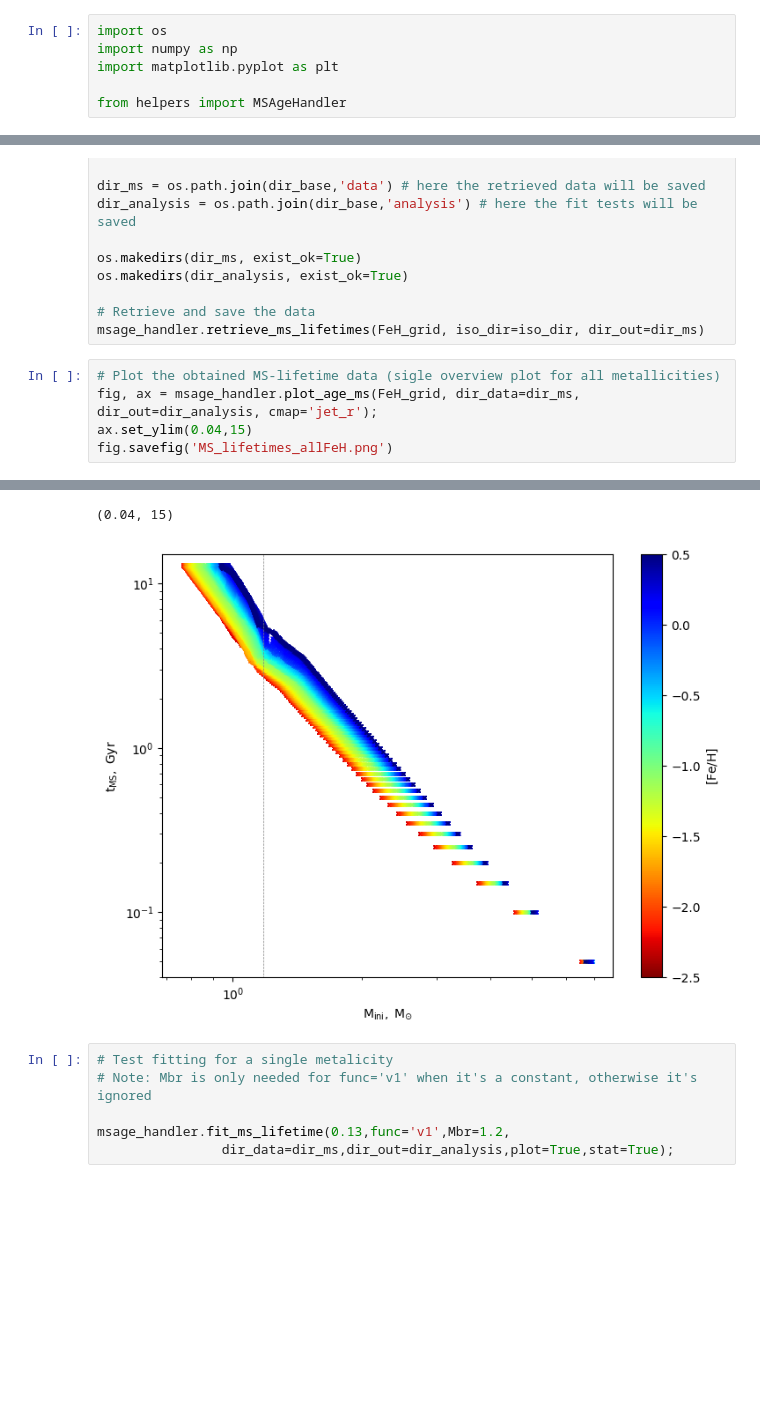
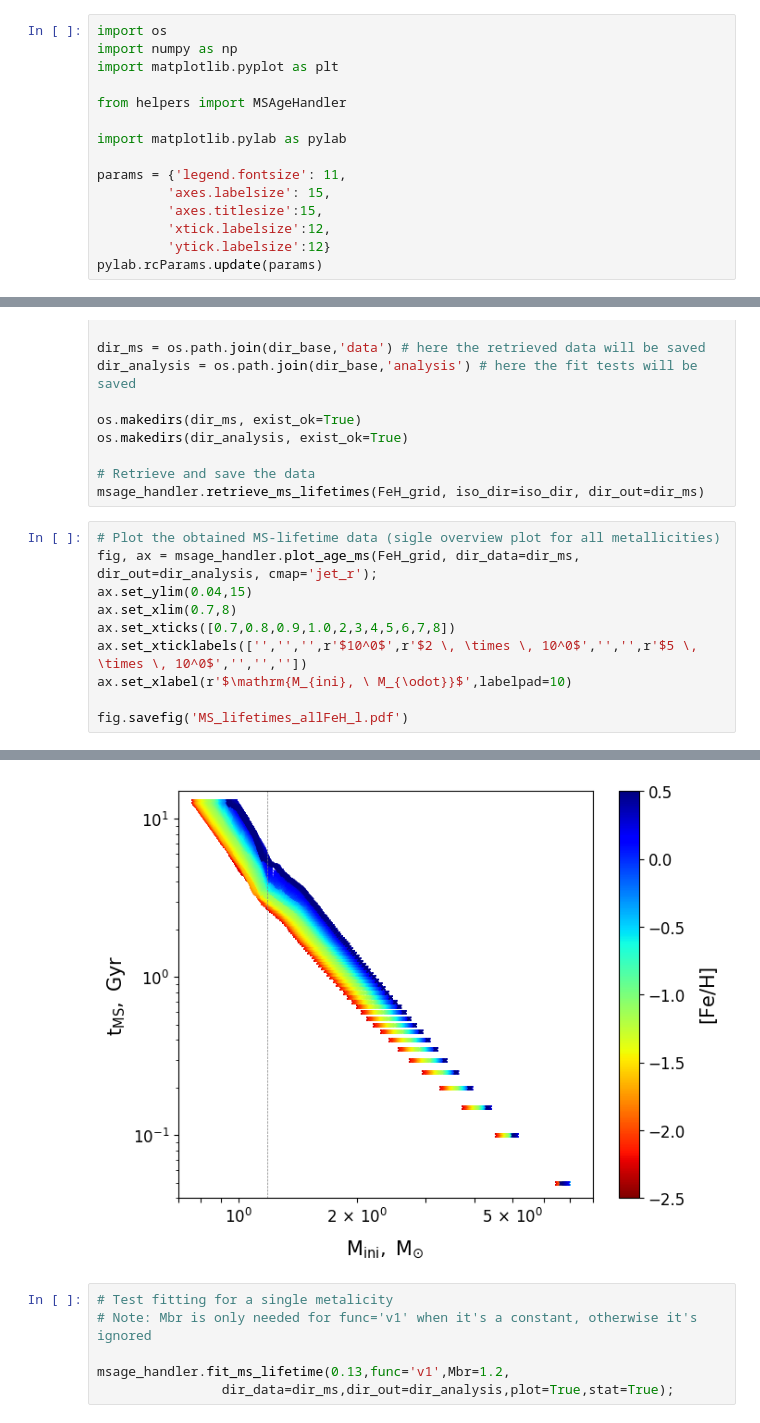
Before and after one commit to askenja/gaia-wd-fitting, a Jupyter notebook: 3c--MS_Lifetimes.ipynb, the cells around one changed output, grey strips where cells are left out. Cells and saved outputs as stored; diff of their text form; blank space fills up the shorter version.

```diff
--- a/3c--MS_Lifetimes.ipynb
+++ b/3c--MS_Lifetimes.ipynb
@@ -12,6 +12,15 @@ import numpy as np
 import matplotlib.pyplot as plt
 
 from helpers import MSAgeHandler
+
+import matplotlib.pylab as pylab
+
+params = {'legend.fontsize': 11,
+         'axes.labelsize': 15,
+         'axes.titlesize':15,
+         'xtick.labelsize':12,
+         'ytick.labelsize':12}
+pylab.rcParams.update(params)
 # %% [markdown]
 ### 1. Extract MS lifetimes from our isochrone grid (function definitions)
 
@@ -88,28 +97,32 @@ msage_handler.retrieve_ms_lifetimes(FeH_grid, iso_dir=iso_dir, dir_out=dir_ms)
 # %%
 # Plot the obtained MS-lifetime data (sigle overview plot for all metallicities)
 fig, ax = msage_handler.plot_age_ms(FeH_grid, dir_data=dir_ms, dir_out=dir_analysis, cmap='jet_r');
 ax.set_ylim(0.04,15)
-fig.savefig('MS_lifetimes_allFeH.png')
+ax.set_xlim(0.7,8)
+ax.set_xticks([0.7,0.8,0.9,1.0,2,3,4,5,6,7,8])
+ax.set_xticklabels(['','','',r'$10^0$',r'$2 \, \times \, 10^0$','','',r'$5 \, \times \, 10^0$','','',''])
+ax.set_xlabel(r'$\mathrm{M_{ini}, \ M_{\odot}}$',labelpad=10)
+
+fig.savefig('MS_lifetimes_allFeH_l.pdf')
 # %% [output]
 0.022213085000000004 0.1358327229661319
 0.022213085000000004 0.1358327229661319
 0.022213085000000004 0.1358327229661319
 0.022213085000000004 0.1358327229661319
 0.022213085000000004 0.1358327229661319
 0.022213085000000004 0.1358327229661319
 0.022213085000000004 0.1358327229661319
 0.022164933474903475 0.13556107171507267
 0.022284107868217058 0.13580555060547037
 0.02223840138996139 0.13553938131231805
 0.02239153158914729 0.135938928583364
 0.022458492790697674 0.13622588833060315
 ... (58 lines left out)
 0.02329240258064516 0.12239632708676897
 0.023211057620967743 0.1208938856197166
 0.02316433914979757 0.11966357216864255
 0.022442686732283463 0.11768133963628903
-(0.04, 15)
-[figure, old version]
+[figure, new version]
 # %%
 # Test fitting for a single metalicity
 # Note: Mbr is only needed for func='v1' when it's a constant, otherwise it's ignored
```
Also changed, not shown: 8 other files.
